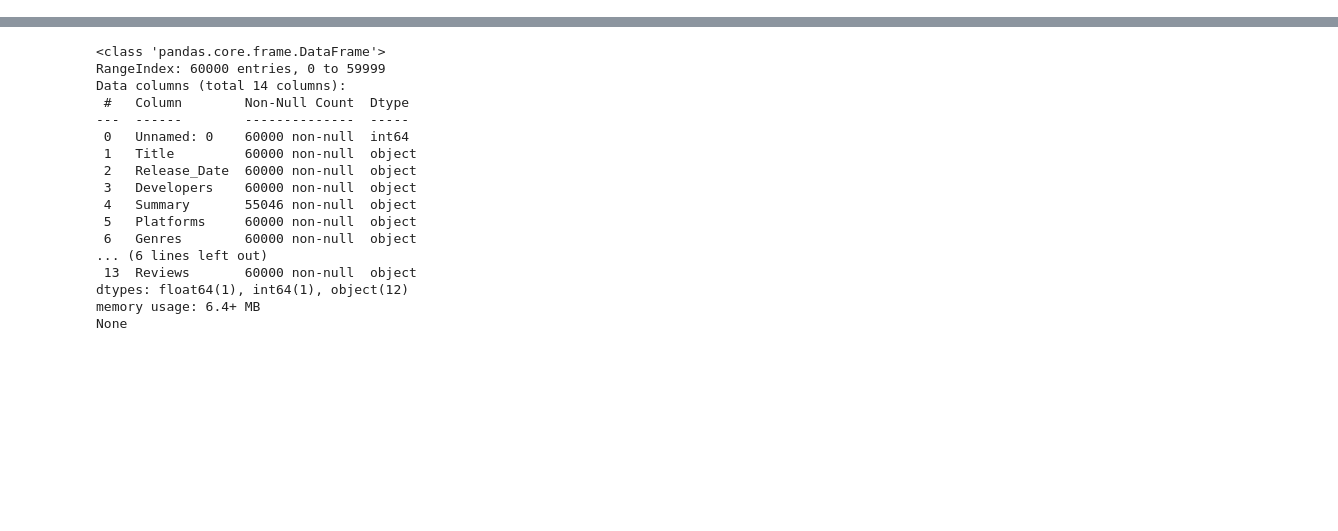
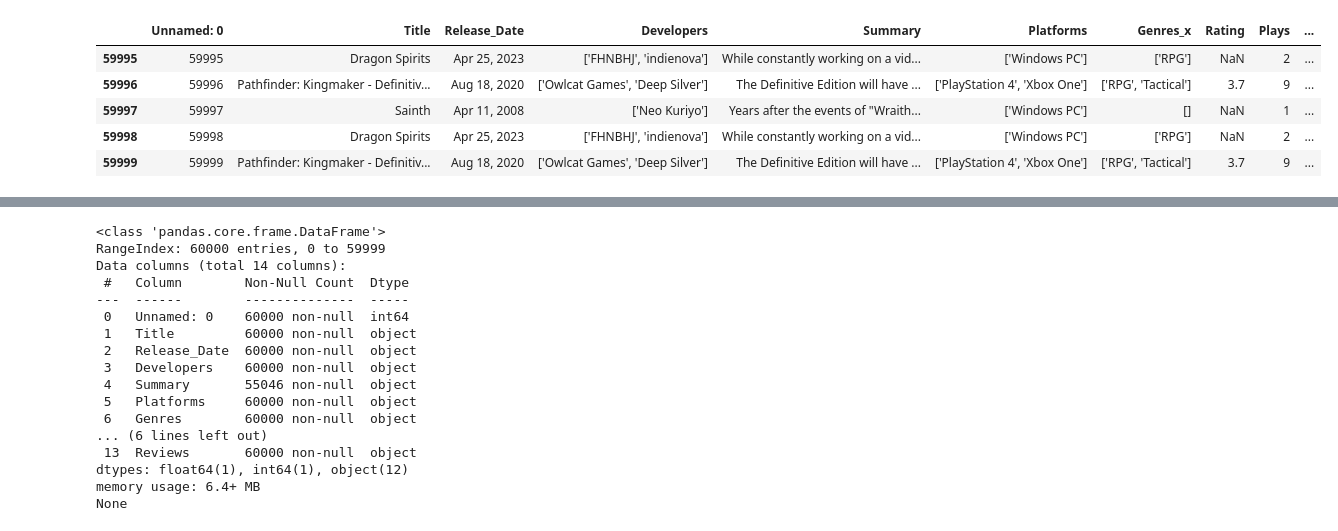
Before and after one commit to Spring-anne/Proyecto-Tecnolochicas-Python, a Jupyter notebook: ProyectoFinal.ipynb, the cells around one changed output, grey strips where cells are left out. Saved outputs shown, nothing was run; the diff lists cells and outputs as text; code cells hidden in the pictures; blank space fills up the shorter version.

```diff
--- a/ProyectoFinal.ipynb
+++ b/ProyectoFinal.ipynb
@@ -49,3 +47,6 @@ Archivo cargado correctamente: 60000 filas, 14 columnas.
 | 2 | 2 | Hades | Dec 07, 2018 | ['Supergiant Games'] | A rogue-lite hack and slash dunge... | ['Windows PC', 'Mac', 'PlayStatio... | ['Adventure', 'Brawler', 'Indie',... | 4.3 | 25K | 3.5K | ... |
 | 3 | 3 | Hollow Knight | Feb 24, 2017 | ['Team Cherry'] | A 2D metroidvania with an emphasi... | ['Windows PC', 'Mac', 'Linux', 'N... | ['Adventure', 'Indie', 'Platform'] | 4.4 | 25K | 2.7K | ... |
 | 4 | 4 | Undertale | Sep 15, 2015 | ['tobyfox', '8-4'] | A small child falls into the Unde... | ['Windows PC', 'Mac', 'Linux', 'P... | ['Adventure', 'Indie', 'RPG', 'Tu... | 4.2 | 32K | 728 | ... |
+# %%
+df1_crudo = cargar_datos("/content/all_video_games(cleaned).csv")
+df1_crudo.head(5)
@@ -52,3 +61,13 @@ Archivo cargado correctamente: 60000 filas, 14 columnas.
+# %%
+df_junto= pd.merge(df_crudo, df1_crudo, on= 'Title', how='left')
+df_junto.tail(5)
+# %% [output]
+|  | Unnamed: 0 | Title | Release_Date | Developers | Summary | Platforms | Genres_x | Rating | Plays | ... |
+| 59995 | 59995 | Dragon Spirits | Apr 25, 2023 | ['FHNBHJ', 'indienova'] | While constantly working on a vid... | ['Windows PC'] | ['RPG'] | NaN | 2 | ... |
+| 59996 | 59996 | Pathfinder: Kingmaker - Definitiv... | Aug 18, 2020 | ['Owlcat Games', 'Deep Silver'] | The Definitive Edition will have ... | ['PlayStation 4', 'Xbox One'] | ['RPG', 'Tactical'] | 3.7 | 9 | ... |
+| 59997 | 59997 | Sainth | Apr 11, 2008 | ['Neo Kuriyo'] | Years after the events of "Wraith... | ['Windows PC'] | [] | NaN | 1 | ... |
+| 59998 | 59998 | Dragon Spirits | Apr 25, 2023 | ['FHNBHJ', 'indienova'] | While constantly working on a vid... | ['Windows PC'] | ['RPG'] | NaN | 2 | ... |
+| 59999 | 59999 | Pathfinder: Kingmaker - Definitiv... | Aug 18, 2020 | ['Owlcat Games', 'Deep Silver'] | The Definitive Edition will have ... | ['PlayStation 4', 'Xbox One'] | ['RPG', 'Tactical'] | 3.7 | 9 | ... |
 # %%
 #Mostramos la cola del conjunto de datos, los ultimos 5 datos
 df_crudo.tail(5)
```
Also changed, not shown: parts of 24 cells of this notebook.
